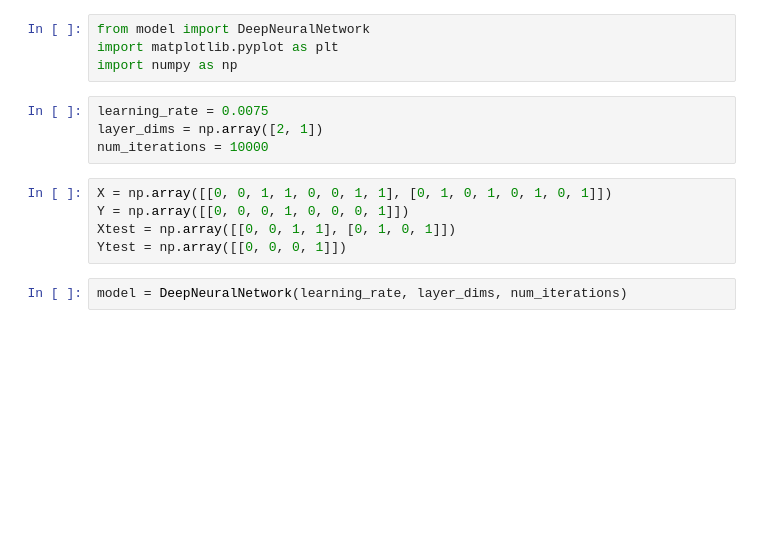
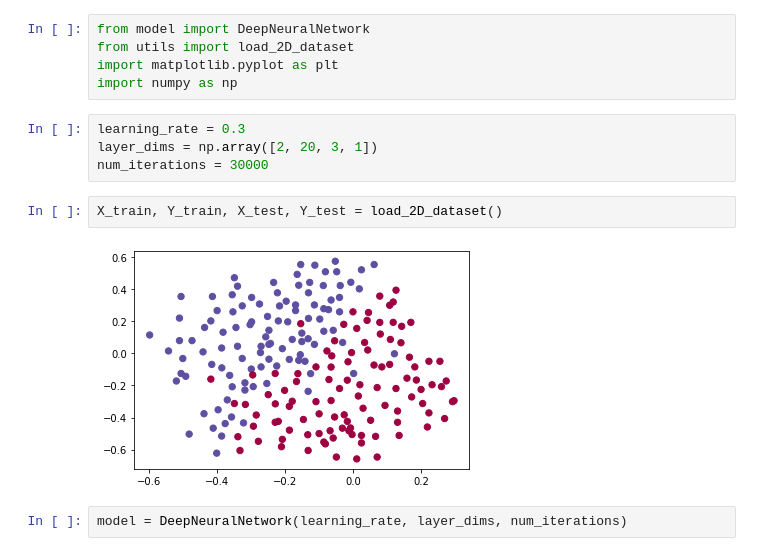
Before and after one commit to phantichchai/DeepLearning, a Jupyter notebook: DeepNeuralNetwork.ipynb, the cells around one changed output. Cells and saved outputs as stored; diff of their text form; blank space fills up the shorter version.

```diff
--- a/DeepNeuralNetwork.ipynb
+++ b/DeepNeuralNetwork.ipynb
@@ -1,16 +1,16 @@
 # %%
 from model import DeepNeuralNetwork
+from utils import load_2D_dataset
 import matplotlib.pyplot as plt
 import numpy as np
 # %%
-learning_rate = 0.0075
-layer_dims = np.array([2, 1])
-num_iterations = 10000
+learning_rate = 0.3
+layer_dims = np.array([2, 20, 3, 1])
+num_iterations = 30000
 # %%
-X = np.array([[0, 0, 1, 1, 0, 0, 1, 1], [0, 1, 0, 1, 0, 1, 0, 1]])
-Y = np.array([[0, 0, 0, 1, 0, 0, 0, 1]])
-Xtest = np.array([[0, 0, 1, 1], [0, 1, 0, 1]])
-Ytest = np.array([[0, 0, 0, 1]])
+X_train, Y_train, X_test, Y_test = load_2D_dataset()
+# %% [output]
+[figure, added]
 # %%
 model = DeepNeuralNetwork(learning_rate, layer_dims, num_iterations)
 # %%
```
Also changed, not shown: parts of 9 cells of this notebook, 3 other files.
